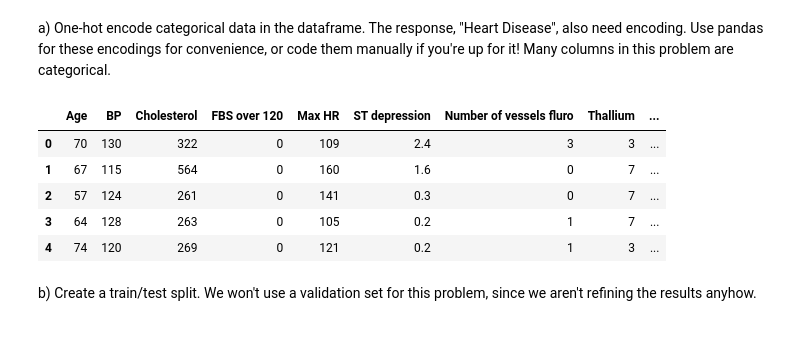
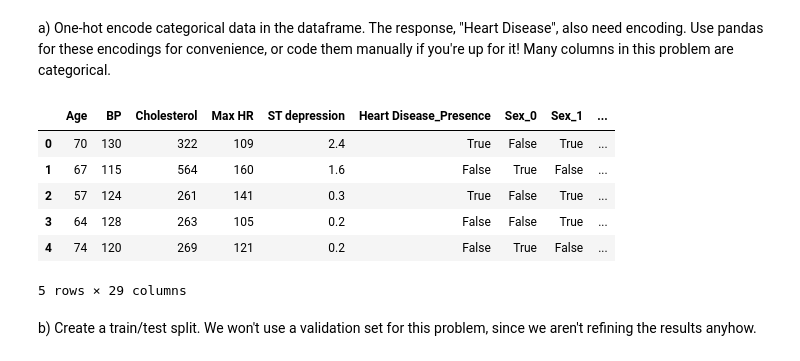
Before and after one commit to pr0fez/AI25-Statistiska-metoder, a Jupyter notebook: Exercises/P6-Estimation-MLE_solution.ipynb, the cells around one changed output. Saved outputs shown, nothing was run; the diff lists cells and outputs as text; code cells hidden in the pictures.

```diff
--- a/Exercises/P6-Estimation-MLE_solution.ipynb
+++ b/Exercises/P6-Estimation-MLE_solution.ipynb
@@ -28,15 +28,16 @@ from sklearn.preprocessing import StandardScaler
 a) One-hot encode categorical data in the dataframe. The response, "Heart Disease", also need encoding. Use pandas for these encodings for convenience, or code them manually if you're up for it! Many columns in this problem are categorical.
 # %%
 df = pd.get_dummies(df, columns=["Heart Disease"], drop_first=True)
-df = pd.get_dummies(df, columns=["Sex", "Chest pain type", "EKG results", "Exercise angina", "Slope of ST"], drop_first=True)
+df = pd.get_dummies(df, columns=["Sex", "Number of vessels fluro", "Thallium", "FBS over 120", "Chest pain type", "EKG results", "Exercise angina", "Slope of ST"], drop_first=False)
 df.head()
 # %% [output]
-|  | Age | BP | Cholesterol | FBS over 120 | Max HR | ST depression | Number of vessels fluro | Thallium | ... |
-| 0 | 70 | 130 | 322 | 0 | 109 | 2.4 | 3 | 3 | ... |
-| 1 | 67 | 115 | 564 | 0 | 160 | 1.6 | 0 | 7 | ... |
-| 2 | 57 | 124 | 261 | 0 | 141 | 0.3 | 0 | 7 | ... |
-| 3 | 64 | 128 | 263 | 0 | 105 | 0.2 | 1 | 7 | ... |
-| 4 | 74 | 120 | 269 | 0 | 121 | 0.2 | 1 | 3 | ... |
+|  | Age | BP | Cholesterol | Max HR | ST depression | Heart Disease_Presence | Sex_0 | Sex_1 | ... |
+| 0 | 70 | 130 | 322 | 109 | 2.4 | True | False | True | ... |
+| 1 | 67 | 115 | 564 | 160 | 1.6 | False | True | False | ... |
+| 2 | 57 | 124 | 261 | 141 | 0.3 | True | False | True | ... |
+| 3 | 64 | 128 | 263 | 105 | 0.2 | False | False | True | ... |
+| 4 | 74 | 120 | 269 | 121 | 0.2 | False | True | False | ... |
+5 rows × 29 columns
 # %% [markdown]
 b) Create a train/test split. We won't use a validation set for this problem, since we aren't refining the results anyhow.
 # %% [markdown]
```
Also changed, not shown: parts of 1 cell of this notebook.
